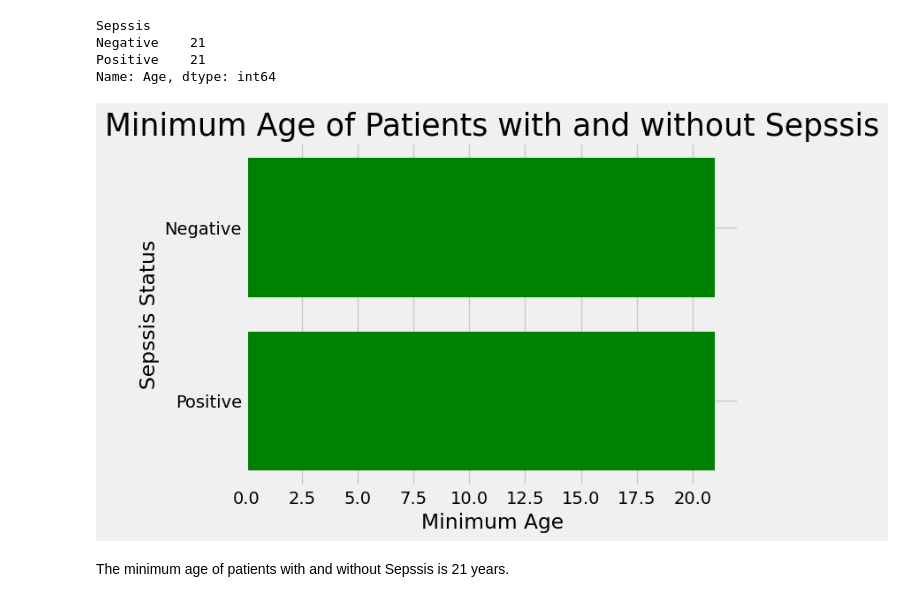
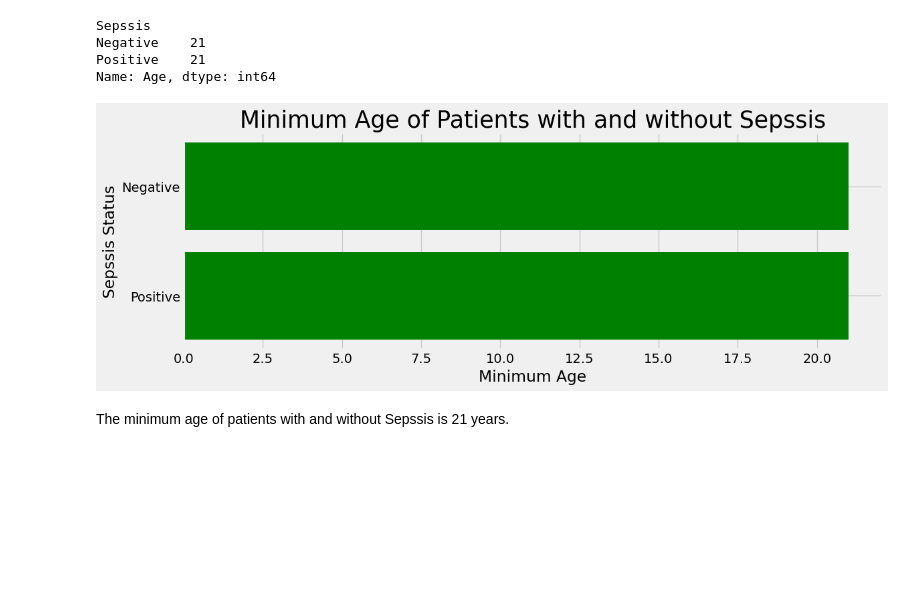
Before and after one commit to elvis-darko/Embedding-machine-model-into-web-App, a Jupyter notebook: dev/embedding-ml-model-into-app.ipynb, the cells around one changed output. Cells and saved outputs as stored; diff of their text form; code cells hidden in the pictures; blank space fills up the shorter version.

```diff
--- a/dev/embedding-ml-model-into-app.ipynb
+++ b/dev/embedding-ml-model-into-app.ipynb
@@ -221,18 +233,20 @@ Positive    21
 Name: Age, dtype: int64
 # %%
 #Plot minimum age of patients on a graph
+plt.figure(figsize=(12, 4))
+
 min_age = sepsis_train.groupby("Sepssis")["Age"].min()
 
 plt.barh(min_age.index, min_age.values, color="green")
 plt.title("Minimum Age of Patients with and without Sepssis", fontsize=25)
 plt.xlabel("Minimum Age")
 plt.ylabel("Sepssis Status")
 plt.xticks()
 plt.yticks()
 plt.gca().invert_yaxis()
 plt.show()
 # %% [output]
-[figure, old version]
+[figure, new version]
 # %% [markdown]
 The minimum age of patients with and without Sepssis is 21 years.
 # %%
```
Also changed, not shown: parts of 62 cells of this notebook.
